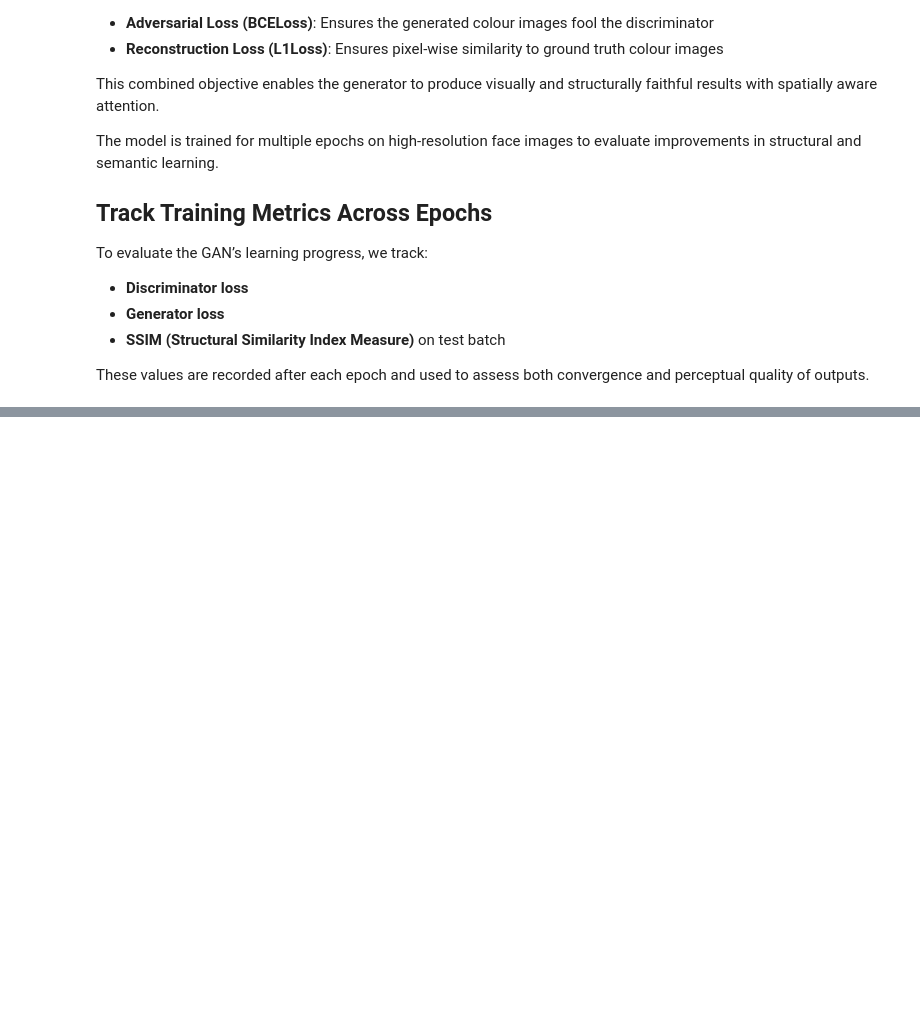
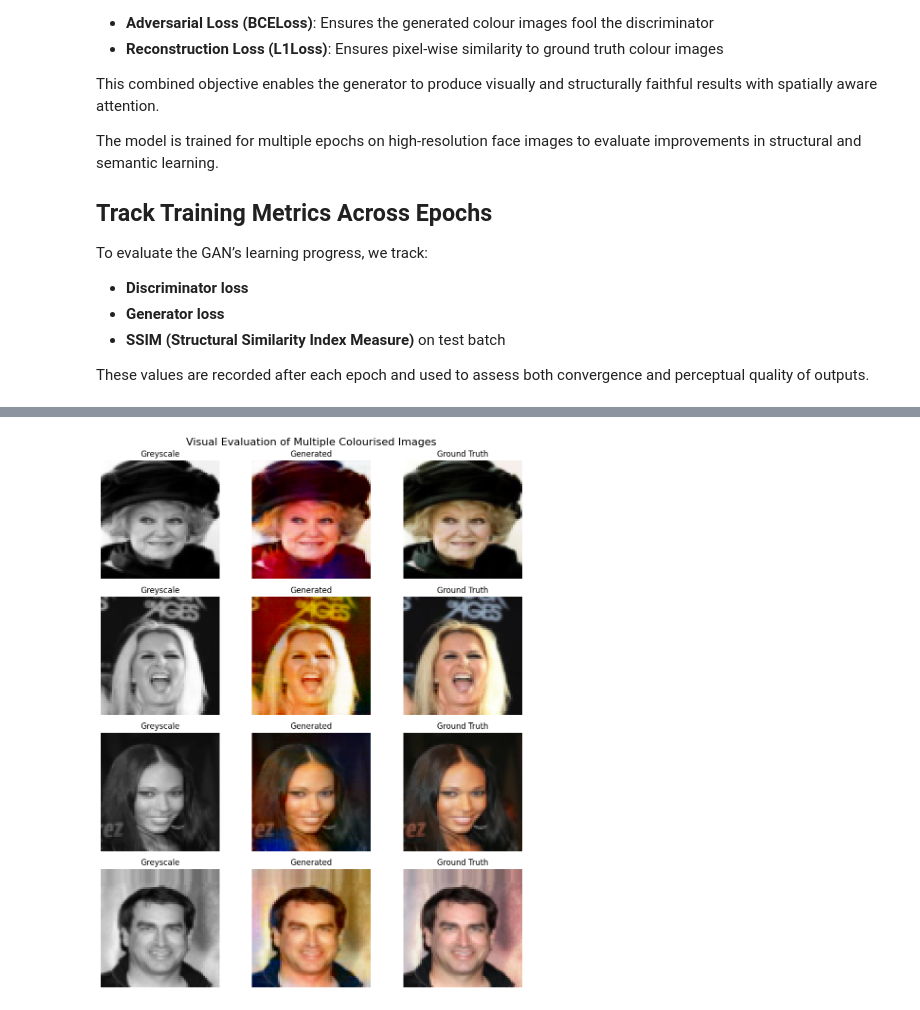
Before and after one commit to Ozan797/Grey-to-Colour, a Jupyter notebook: notebooks/model.ipynb, the cells around one changed output, grey strips where cells are left out. Saved outputs shown, nothing was run; the diff lists cells and outputs as text; code cells hidden in the pictures; blank space fills up the shorter version.

Commit message:
Created model with evaluation metrics. Will work on improving the model

```diff
--- a/notebooks/model.ipynb
+++ b/notebooks/model.ipynb
@@ -758,0 +913,40 @@ KeyboardInterrupt:
+# %%
+import matplotlib.pyplot as plt
+import torchvision.transforms.functional as TF
+
+# Set how many different images to display
+n = 4
+
+# Create a persistent iterator from the test loader
+test_iter = iter(test_loader)
+
+# Setup plot
+fig, axs = plt.subplots(n, 3, figsize=(10, 3 * n))
+generator.eval()
+
+# Loop to display n samples
+with torch.no_grad():
+    for i in range(n):
+        greyscale, colour = next(test_iter)
+        grey_img = greyscale[0].unsqueeze(0).to(device)
+        ground_truth = colour[0]
+        generated = generator(grey_img).squeeze(0).cpu().clamp(0, 1)
+        grey_rgb = grey_img.squeeze(0).repeat(3, 1, 1).cpu()
+
+        axs[i, 0].imshow(TF.to_pil_image(grey_rgb))
+        axs[i, 0].set_title("Greyscale")
+        axs[i, 0].axis('off')
+
+        axs[i, 1].imshow(TF.to_pil_image(generated))
+        axs[i, 1].set_title("Generated")
+        axs[i, 1].axis('off')
+
+        axs[i, 2].imshow(TF.to_pil_image(ground_truth))
+        axs[i, 2].set_title("Ground Truth")
+        axs[i, 2].axis('off')
+
+plt.suptitle("Visual Evaluation of Multiple Colourised Images", fontsize=16)
+plt.tight_layout()
+plt.show()
+# %% [output]
+[figure, added]
```
Also changed, not shown: parts of 19 cells of this notebook, 1 other file.
